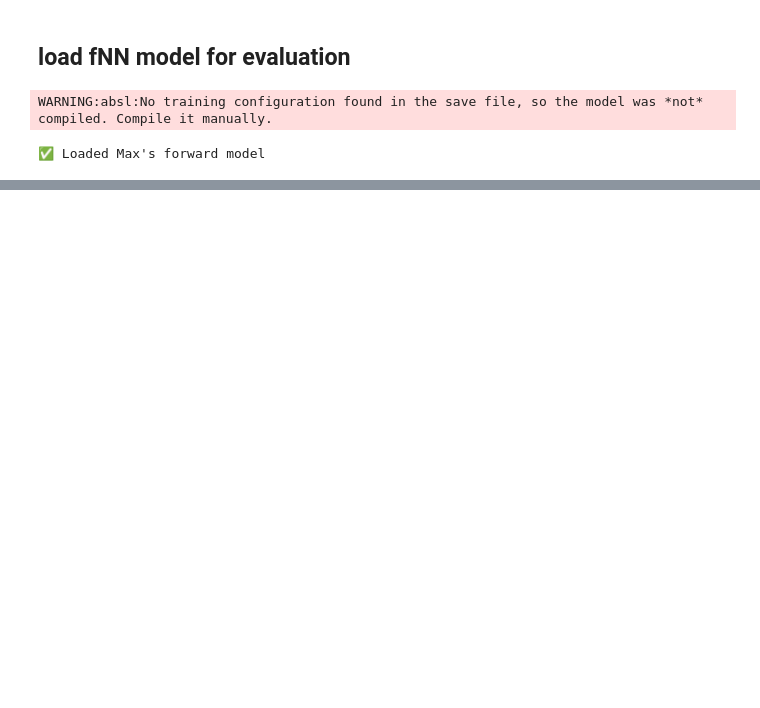
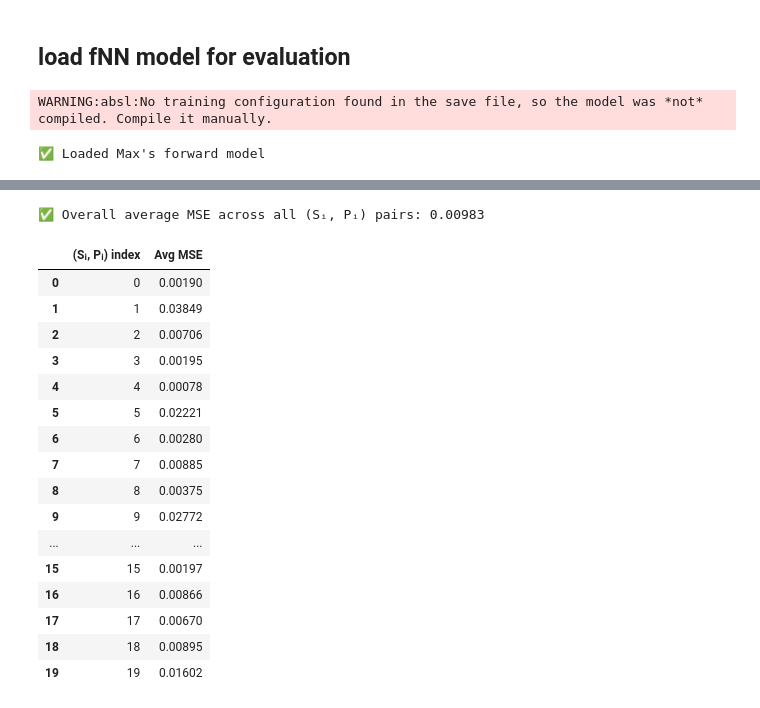
Before and after one commit to ellielin23/inverse_design_spinodoids, a Jupyter notebook: spinodoid_cvae/evaluate.ipynb, the cells around one changed output, grey strips where cells are left out. Drawn from its saved outputs; the diff is of its cells as text; code cells hidden in the pictures; blank space fills up the shorter version.

```diff
--- a/spinodoid_cvae/evaluate.ipynb
+++ b/spinodoid_cvae/evaluate.ipynb
@@ -390,0 +295,24 @@ plot_per_component_bars(P_preds, P_target)
+# %%
+df_mse = output.evaluate_avg_mse_per_candidate(
+    decoder, P_all, S_all, latent_dim=LATENT_DIM, fNN=fNN, N=20, device=device
+)
+df_mse
+# %% [output]
+✅ Overall average MSE across all (Sᵢ, Pᵢ) pairs: 0.00983
+|  | (Sᵢ, Pᵢ) index | Avg MSE |
+| 0 | 0 | 0.00190 |
+| 1 | 1 | 0.03849 |
+| 2 | 2 | 0.00706 |
+| 3 | 3 | 0.00195 |
+| 4 | 4 | 0.00078 |
+| 5 | 5 | 0.02221 |
+| 6 | 6 | 0.00280 |
+| 7 | 7 | 0.00885 |
+| 8 | 8 | 0.00375 |
+| 9 | 9 | 0.02772 |
+| ... | ... | ... |
+| 15 | 15 | 0.00197 |
+| 16 | 16 | 0.00866 |
+| 17 | 17 | 0.00670 |
+| 18 | 18 | 0.00895 |
+| 19 | 19 | 0.01602 |
```
Also changed, not shown: parts of 12 cells of this notebook, 44 other files.
